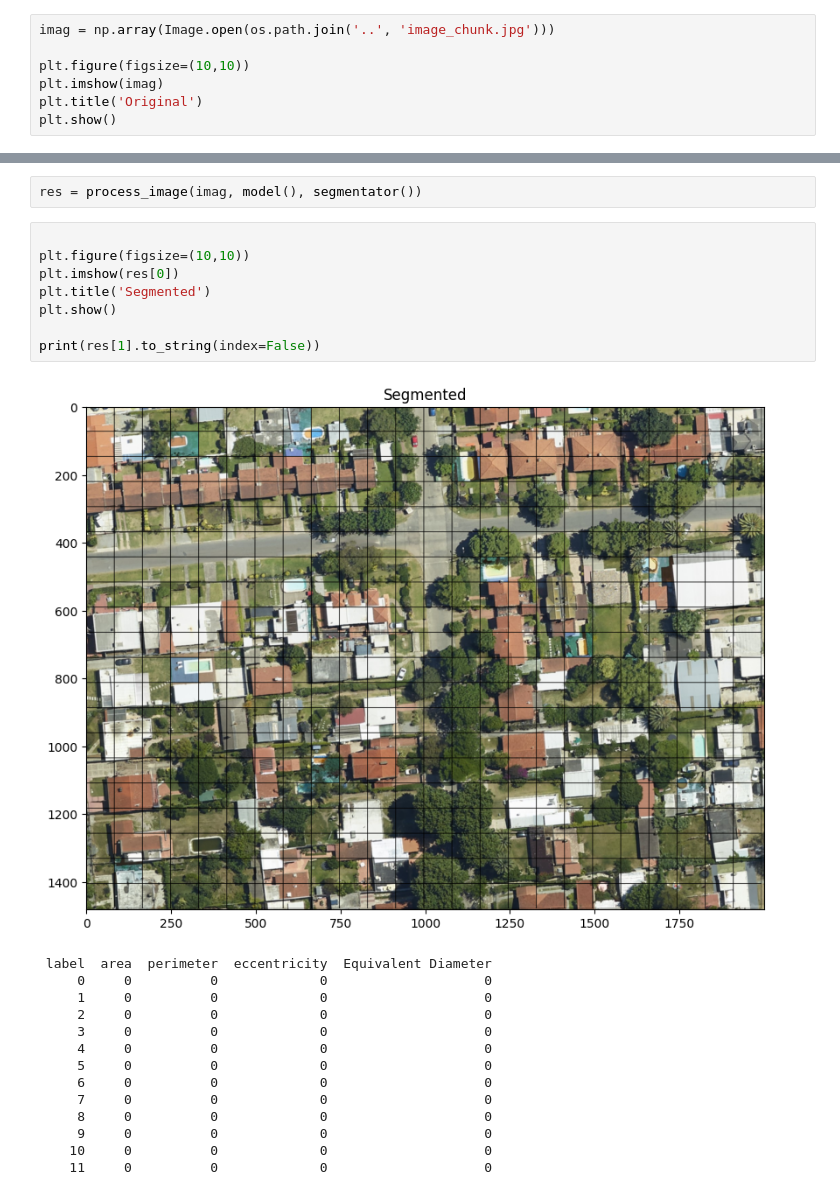
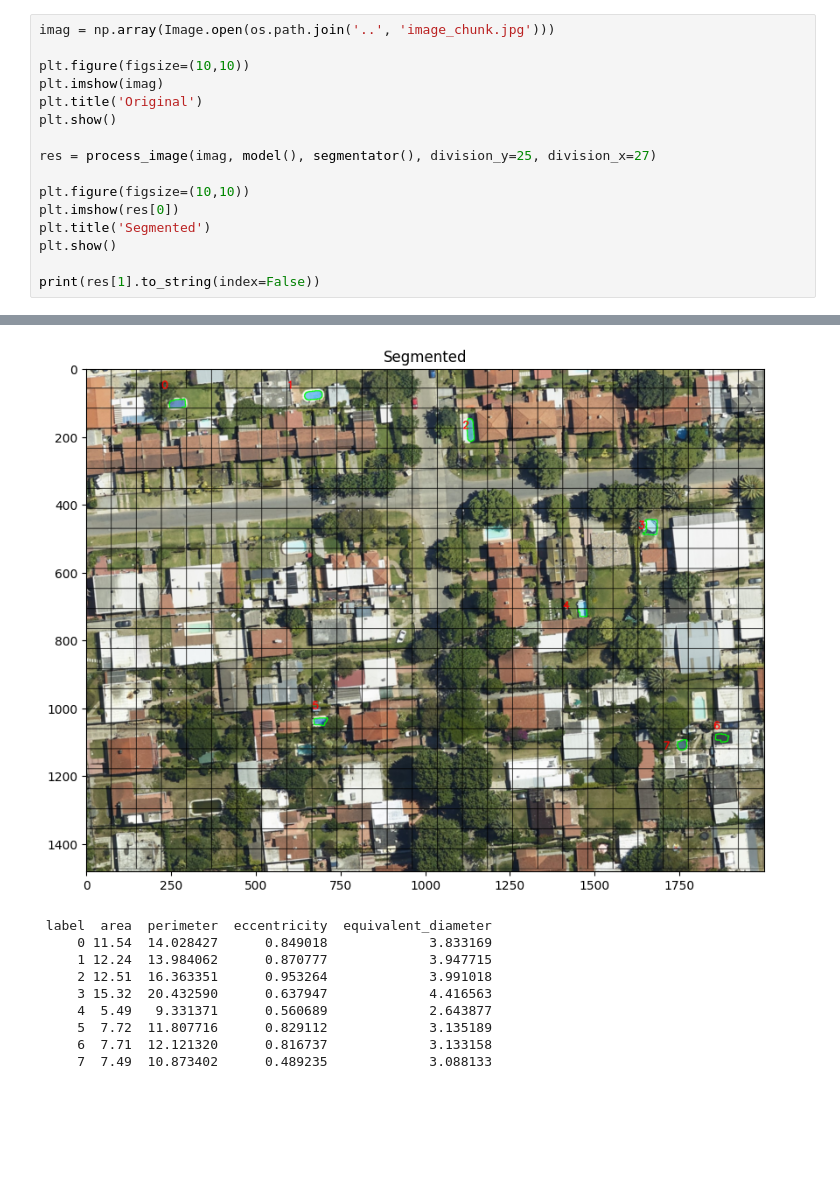
Before and after one commit to AlexisBaladon/Pool-Analyzer, a Jupyter notebook: notebooks/INT.ipynb, the cells around one changed output, grey strips where cells are left out. Saved outputs shown, nothing was run; the diff lists cells and outputs as text; blank space fills up the shorter version.

Commit message:
improve process image

```diff
--- a/notebooks/INT.ipynb
+++ b/notebooks/INT.ipynb
@@ -107,34 +416,28 @@ def process_image(image, model: model, segmentator: segmentator):
 # %%
 imag = np.array(Image.open(os.path.join('..', 'image_chunk.jpg')))
 
 plt.figure(figsize=(10,10))
 plt.imshow(imag)
 plt.title('Original')
 plt.show()
+
+res = process_image(imag, model(), segmentator(), division_y=25, division_x=27)
+
+plt.figure(figsize=(10,10))
+plt.imshow(res[0])
+plt.title('Segmented')
+plt.show()
+
+print(res[1].to_string(index=False))
 # %% [output]
 [figure]
+[figure, added]
+ label  area  perimeter  eccentricity  equivalent_diameter
+     0 11.54  14.028427      0.849018             3.833169
+     1 12.24  13.984062      0.870777             3.947715
+     2 12.51  16.363351      0.953264             3.991018
+     3 15.32  20.432590      0.637947             4.416563
+     4  5.49   9.331371      0.560689             2.643877
+     5  7.72  11.807716      0.829112             3.135189
+     6  7.71  12.121320      0.816737             3.133158
+     7  7.49  10.873402      0.489235             3.088133
-# %%
-res = process_image(imag, model(), segmentator())
-# %%
-
-plt.figure(figsize=(10,10))
-plt.imshow(res[0])
-plt.title('Segmented')
-plt.show()
-
-print(res[1].to_string(index=False))
-# %% [output]
-[figure, removed]
- label  area  perimeter  eccentricity  Equivalent Diameter
-     0     0          0             0                    0
-     1     0          0             0                    0
-     2     0          0             0                    0
-     3     0          0             0                    0
-     4     0          0             0                    0
-     5     0          0             0                    0
-     6     0          0             0                    0
-     7     0          0             0                    0
-     8     0          0             0                    0
-     9     0          0             0                    0
-    10     0          0             0                    0
-    11     0          0             0                    0
```
Also changed, not shown: parts of 13 cells of this notebook.
